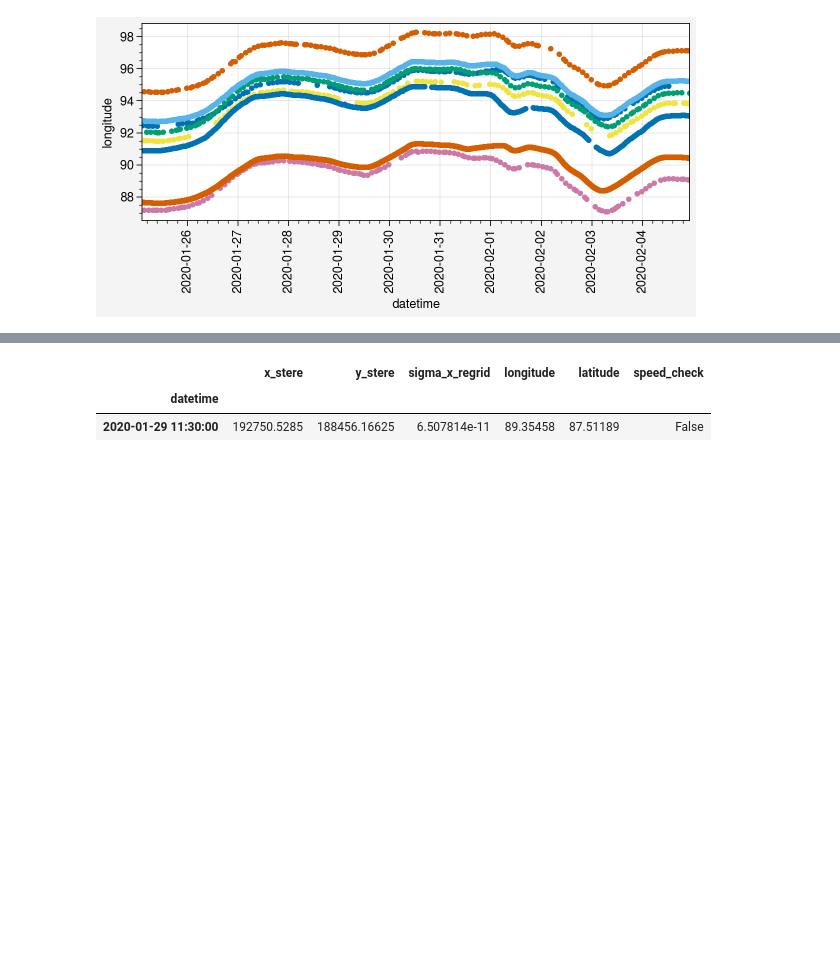
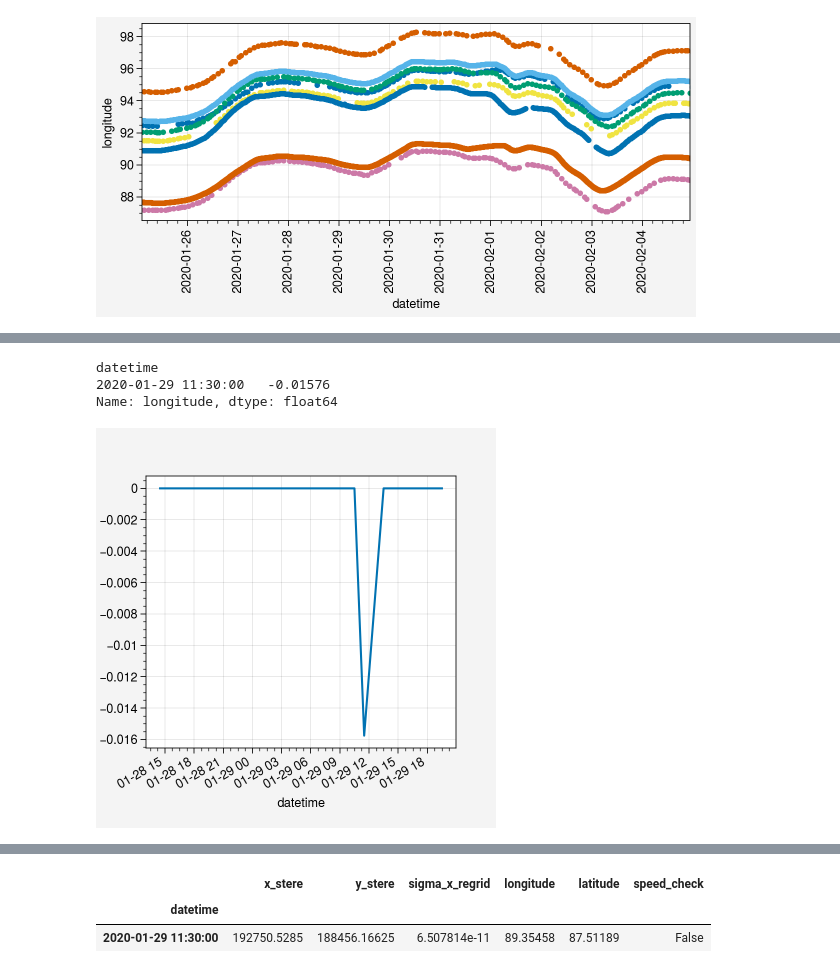
Before and after one commit to danielmwatkins/obs_air-ice-ocean_coupling, a Jupyter notebook: notebooks/buoy_data_processing.ipynb, the cells around one changed output, grey strips where cells are left out. Cells and saved outputs as stored; diff of their text form; code cells hidden in the pictures; blank space fills up the shorter version.

```diff
--- a/notebooks/buoy_data_processing.ipynb
+++ b/notebooks/buoy_data_processing.ipynb
@@ -161,3 +193,12 @@ ax[1].legend(loc='ul')
+# %%
+test = df.loc[ts, 'longitude'] - df.loc[ts, 'longitude'].rolling(3, center=True).median()
+test.plot()
+test[test < -0.01]
+# %% [output]
+datetime
+2020-01-29 11:30:00   -0.01576
+Name: longitude, dtype: float64
+[figure, added]
 # %%
 manual_flag = {'2019P137': ['2020-01-26 02:30:00',
                            '2020-01-27 04:30:00'],
```
Also changed, not shown: parts of 8 cells of this notebook, 29 other files.
